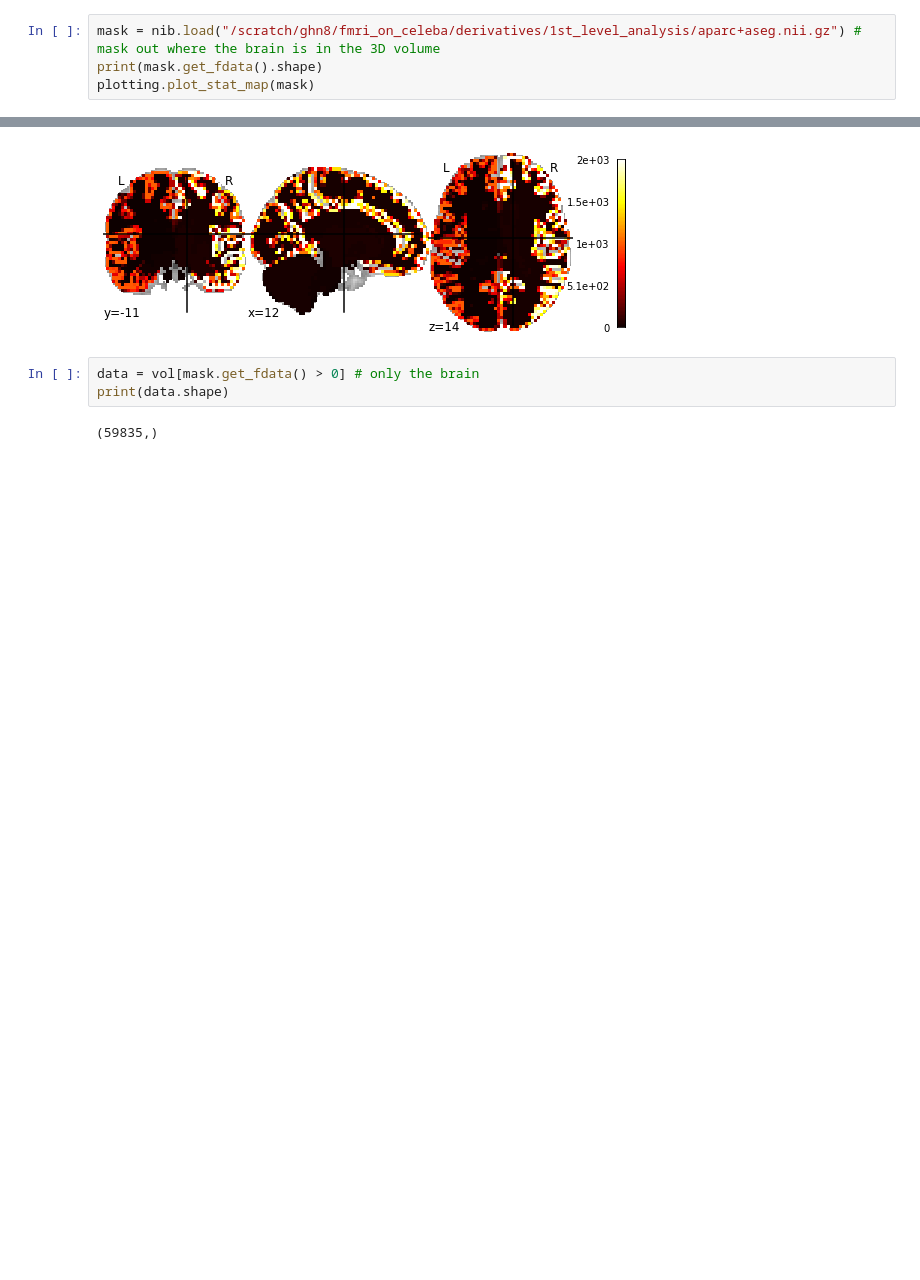
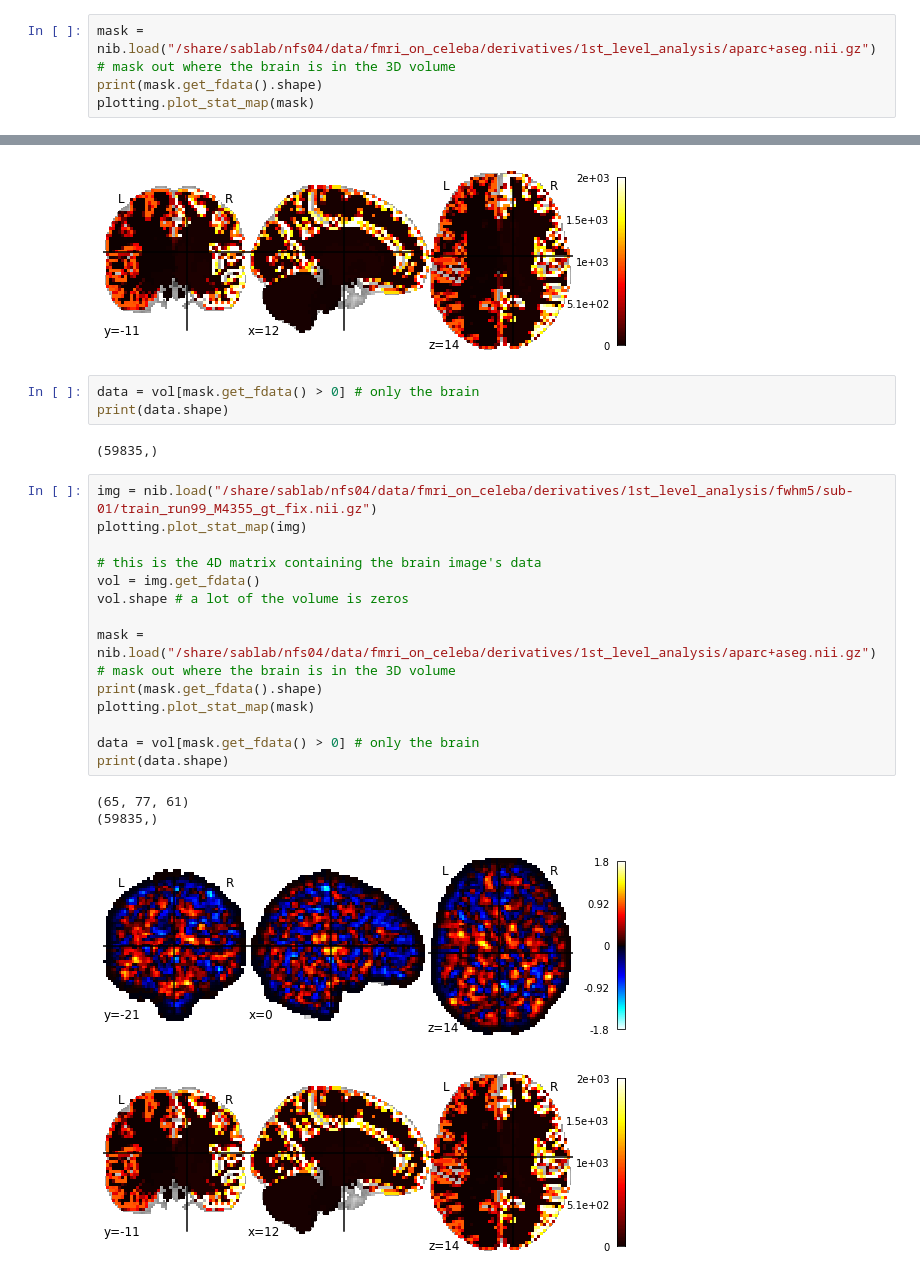
Before and after one commit to 30PandaX/gans-n-gmms, a Jupyter notebook: read_fmri.ipynb, the cells around one changed output, grey strips where cells are left out. Drawn from its saved outputs; the diff is of its cells as text; blank space fills up the shorter version.

```diff
--- a/read_fmri.ipynb
+++ b/read_fmri.ipynb
@@ -14,7 +14,7 @@ vol.shape # a lot of the volume is zeros
 # %% [output]
 (65, 77, 61)
 # %%
-mask = nib.load("/scratch/ghn8/fmri_on_celeba/derivatives/1st_level_analysis/aparc+aseg.nii.gz") # mask out where the brain is in the 3D volume
+mask = nib.load("/share/sablab/nfs04/data/fmri_on_celeba/derivatives/1st_level_analysis/aparc+aseg.nii.gz") # mask out where the brain is in the 3D volume
 print(mask.get_fdata().shape)
 plotting.plot_stat_map(mask)
 # %% [output]
@@ -26,3 +26,22 @@ data = vol[mask.get_fdata() > 0] # only the brain
 print(data.shape)
 # %% [output]
 (59835,)
+# %%
+img = nib.load("/share/sablab/nfs04/data/fmri_on_celeba/derivatives/1st_level_analysis/fwhm5/sub-01/train_run99_M4355_gt_fix.nii.gz")
+plotting.plot_stat_map(img)
+
+# this is the 4D matrix containing the brain image's data
+vol = img.get_fdata()
+vol.shape # a lot of the volume is zeros
+
+mask = nib.load("/share/sablab/nfs04/data/fmri_on_celeba/derivatives/1st_level_analysis/aparc+aseg.nii.gz") # mask out where the brain is in the 3D volume
+print(mask.get_fdata().shape)
+plotting.plot_stat_map(mask)
+
+data = vol[mask.get_fdata() > 0] # only the brain
+print(data.shape)
+# %% [output]
+(65, 77, 61)
+(59835,)
+[figure, added]
+[figure, added]
```
Also changed, not shown: parts of 2 cells of this notebook, 1 other file.
